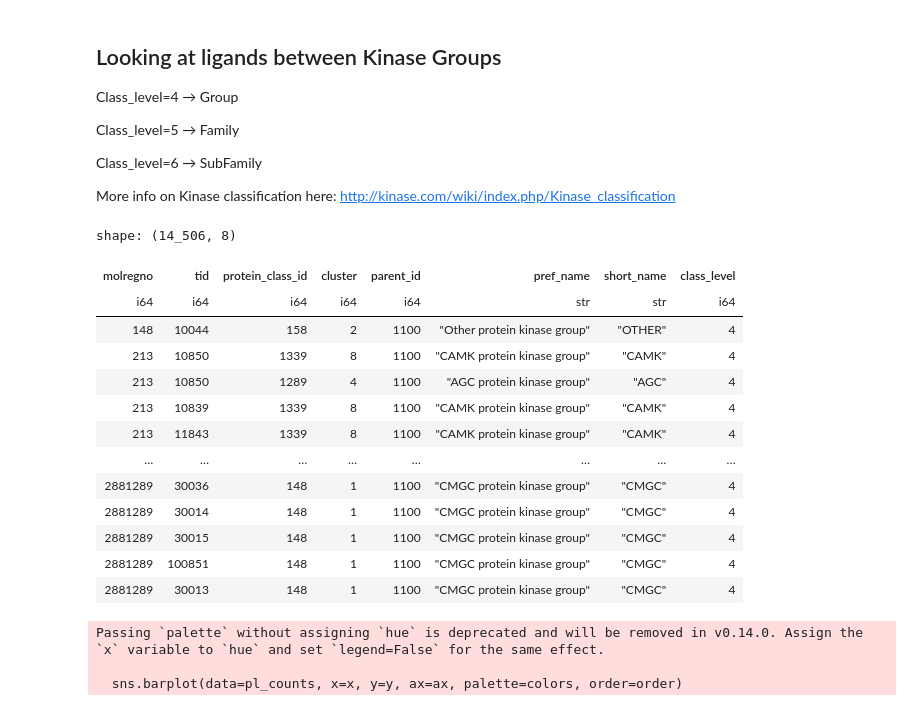
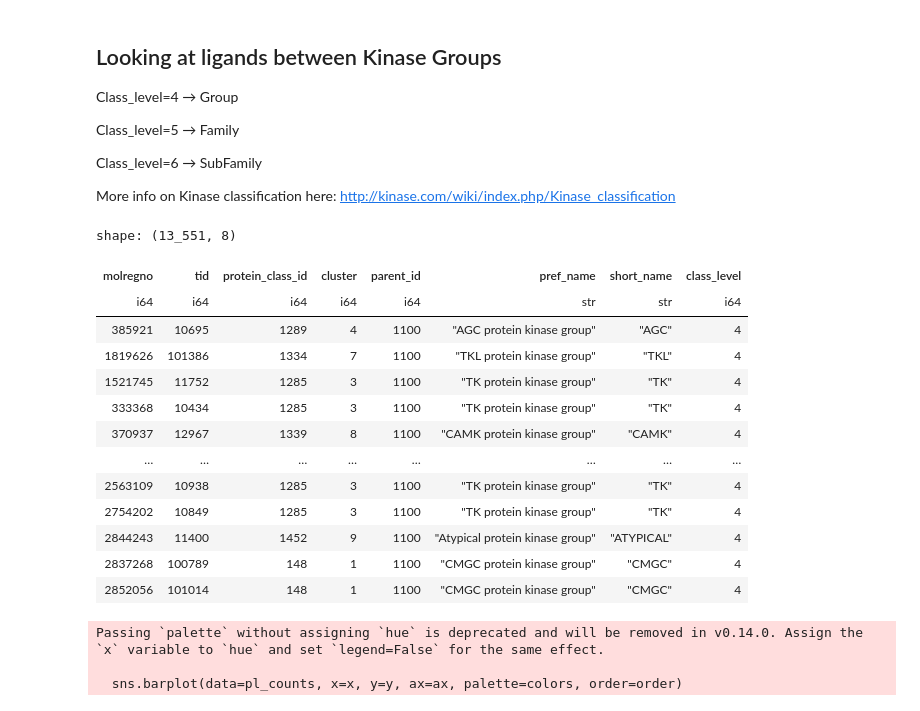
Before and after one commit to Jack-42/ligandActivityAnalysis, a Jupyter notebook: notebooks/exploratory_analysis.ipynb, the cells around one changed output. Drawn from its saved outputs; the diff is of its cells as text; code cells hidden in the pictures.

```diff
--- a/notebooks/exploratory_analysis.ipynb
+++ b/notebooks/exploratory_analysis.ipynb
@@ -223,19 +412,20 @@ family_info_df = family_info_df.with_columns((pl.col("short_name").str.to_upperc
 cluster_order = ['CK1', 'STE', 'ATYPICAL', 'CAMK', 'AGC', 'TKL', 'CMGC', 'OTHER', 'TK'] # this is just so colors match between plots
 # %%
 ligand_cluster_df = ligand_cluster_df.join(family_info_df, on="protein_class_id")
+ligand_cluster_df = ligand_cluster_df.unique()
 ligand_cluster_df
 # %% [output]
-shape: (14_506, 8)
+shape: (13_551, 8)
 | molregno | tid | protein_class_id | cluster | parent_id | pref_name | short_name | class_level |
 | i64 | i64 | i64 | i64 | i64 | str | str | i64 |
-| 148 | 10044 | 158 | 2 | 1100 | "Other protein kinase group" | "OTHER" | 4 |
-| 213 | 10850 | 1339 | 8 | 1100 | "CAMK protein kinase group" | "CAMK" | 4 |
-| 213 | 10850 | 1289 | 4 | 1100 | "AGC protein kinase group" | "AGC" | 4 |
-| 213 | 10839 | 1339 | 8 | 1100 | "CAMK protein kinase group" | "CAMK" | 4 |
-| 213 | 11843 | 1339 | 8 | 1100 | "CAMK protein kinase group" | "CAMK" | 4 |
+| 385921 | 10695 | 1289 | 4 | 1100 | "AGC protein kinase group" | "AGC" | 4 |
+| 1819626 | 101386 | 1334 | 7 | 1100 | "TKL protein kinase group" | "TKL" | 4 |
+| 1521745 | 11752 | 1285 | 3 | 1100 | "TK protein kinase group" | "TK" | 4 |
+| 333368 | 10434 | 1285 | 3 | 1100 | "TK protein kinase group" | "TK" | 4 |
+| 370937 | 12967 | 1339 | 8 | 1100 | "CAMK protein kinase group" | "CAMK" | 4 |
 | … | … | … | … | … | … | … | … |
-| 2881289 | 30036 | 148 | 1 | 1100 | "CMGC protein kinase group" | "CMGC" | 4 |
-| 2881289 | 30014 | 148 | 1 | 1100 | "CMGC protein kinase group" | "CMGC" | 4 |
-| 2881289 | 30015 | 148 | 1 | 1100 | "CMGC protein kinase group" | "CMGC" | 4 |
-| 2881289 | 100851 | 148 | 1 | 1100 | "CMGC protein kinase group" | "CMGC" | 4 |
-| 2881289 | 30013 | 148 | 1 | 1100 | "CMGC protein kinase group" | "CMGC" | 4 |
+| 2563109 | 10938 | 1285 | 3 | 1100 | "TK protein kinase group" | "TK" | 4 |
+| 2754202 | 10849 | 1285 | 3 | 1100 | "TK protein kinase group" | "TK" | 4 |
+| 2844243 | 11400 | 1452 | 9 | 1100 | "Atypical protein kinase group" | "ATYPICAL" | 4 |
+| 2837268 | 100789 | 148 | 1 | 1100 | "CMGC protein kinase group" | "CMGC" | 4 |
+| 2852056 | 101014 | 148 | 1 | 1100 | "CMGC protein kinase group" | "CMGC" | 4 |
```
Also changed, not shown: parts of 23 cells of this notebook, 1 other file.
